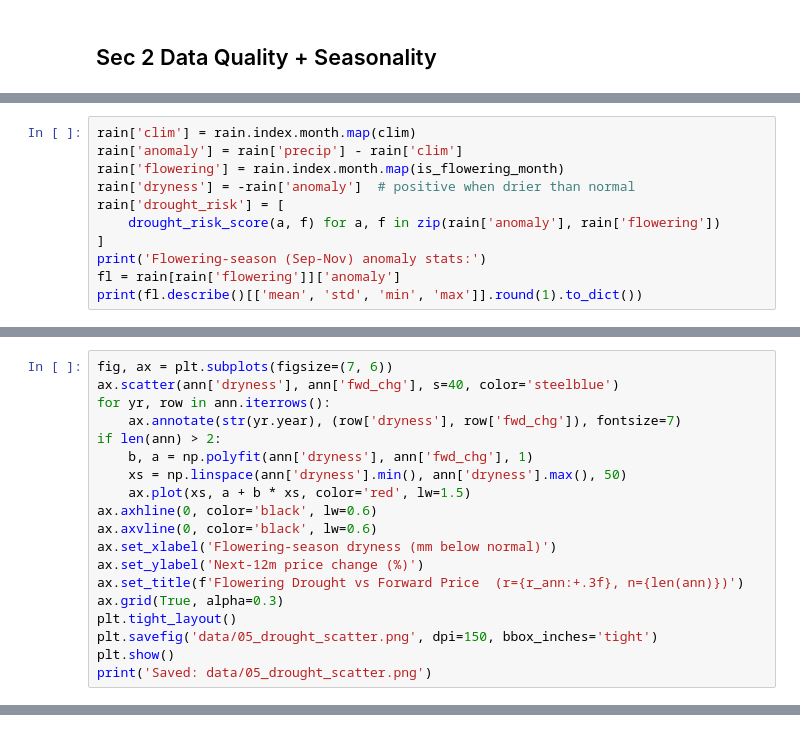
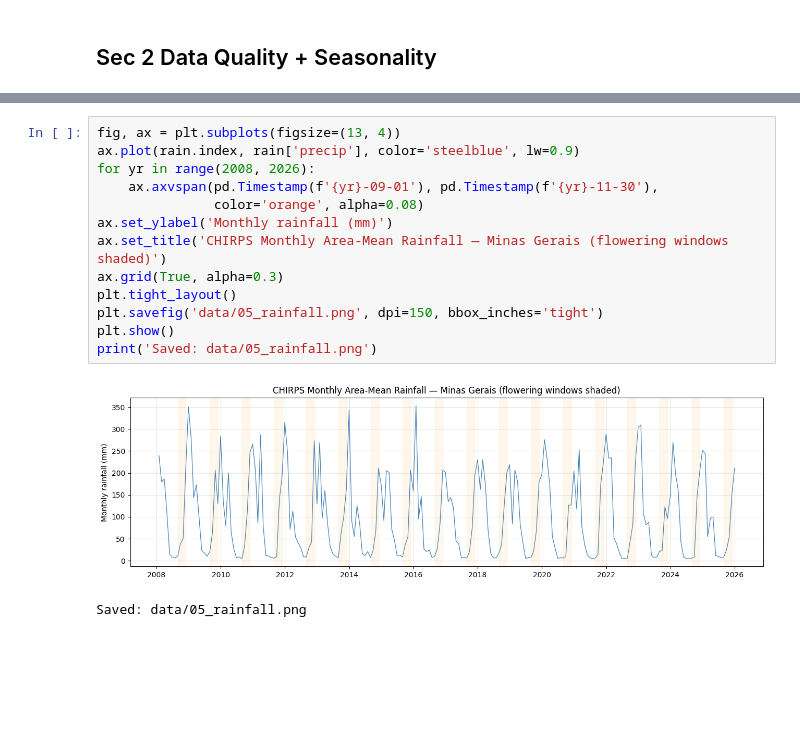
Before and after one commit to abhirajp97/greensignal, a Jupyter notebook: notebooks/coffee_backtests/05_chirps_signal.ipynb, the cells around one changed output, grey strips where cells are left out. Cells and saved outputs as stored; diff of their text form; blank space fills up the shorter version.

```diff
--- a/notebooks/coffee_backtests/05_chirps_signal.ipynb
+++ b/notebooks/coffee_backtests/05_chirps_signal.ipynb
@@ -137,11 +103,0 @@ Anomaly = monthly rainfall − that calendar month's 2008-2025 mean. The drought
-# %%
-rain['clim'] = rain.index.month.map(clim)
-rain['anomaly'] = rain['precip'] - rain['clim']
-rain['flowering'] = rain.index.month.map(is_flowering_month)
-rain['dryness'] = -rain['anomaly']  # positive when drier than normal
-rain['drought_risk'] = [
-    drought_risk_score(a, f) for a, f in zip(rain['anomaly'], rain['flowering'])
-]
-print('Flowering-season (Sep-Nov) anomaly stats:')
-fl = rain[rain['flowering']]['anomaly']
-print(fl.describe()[['mean', 'std', 'min', 'max']].round(1).to_dict())
@@ -252,19 +103,0 @@ Supporting:
-# %%
-fig, ax = plt.subplots(figsize=(7, 6))
-ax.scatter(ann['dryness'], ann['fwd_chg'], s=40, color='steelblue')
-for yr, row in ann.iterrows():
-    ax.annotate(str(yr.year), (row['dryness'], row['fwd_chg']), fontsize=7)
-if len(ann) > 2:
-    b, a = np.polyfit(ann['dryness'], ann['fwd_chg'], 1)
-    xs = np.linspace(ann['dryness'].min(), ann['dryness'].max(), 50)
-    ax.plot(xs, a + b * xs, color='red', lw=1.5)
-ax.axhline(0, color='black', lw=0.6)
-ax.axvline(0, color='black', lw=0.6)
-ax.set_xlabel('Flowering-season dryness (mm below normal)')
-ax.set_ylabel('Next-12m price change (%)')
-ax.set_title(f'Flowering Drought vs Forward Price  (r={r_ann:+.3f}, n={len(ann)})')
-ax.grid(True, alpha=0.3)
-plt.tight_layout()
-plt.savefig('data/05_drought_scatter.png', dpi=150, bbox_inches='tight')
-plt.show()
-print('Saved: data/05_drought_scatter.png')
@@ -377,0 +131,16 @@ Rank order L1 > L2a > L2b > L3 > L5 is broadly preserved: L3 (|r| ~ 0.10 monthly
+# %%
+fig, ax = plt.subplots(figsize=(13, 4))
+ax.plot(rain.index, rain['precip'], color='steelblue', lw=0.9)
+for yr in range(2008, 2026):
+    ax.axvspan(pd.Timestamp(f'{yr}-09-01'), pd.Timestamp(f'{yr}-11-30'),
+               color='orange', alpha=0.08)
+ax.set_ylabel('Monthly rainfall (mm)')
+ax.set_title('CHIRPS Monthly Area-Mean Rainfall — Minas Gerais (flowering windows shaded)')
+ax.grid(True, alpha=0.3)
+plt.tight_layout()
+plt.savefig('data/05_rainfall.png', dpi=150, bbox_inches='tight')
+plt.show()
+print('Saved: data/05_rainfall.png')
+# %% [output]
+[figure, added]
+Saved: data/05_rainfall.png
```
Also changed, not shown: parts of 49 cells of this notebook, 12 other files.
